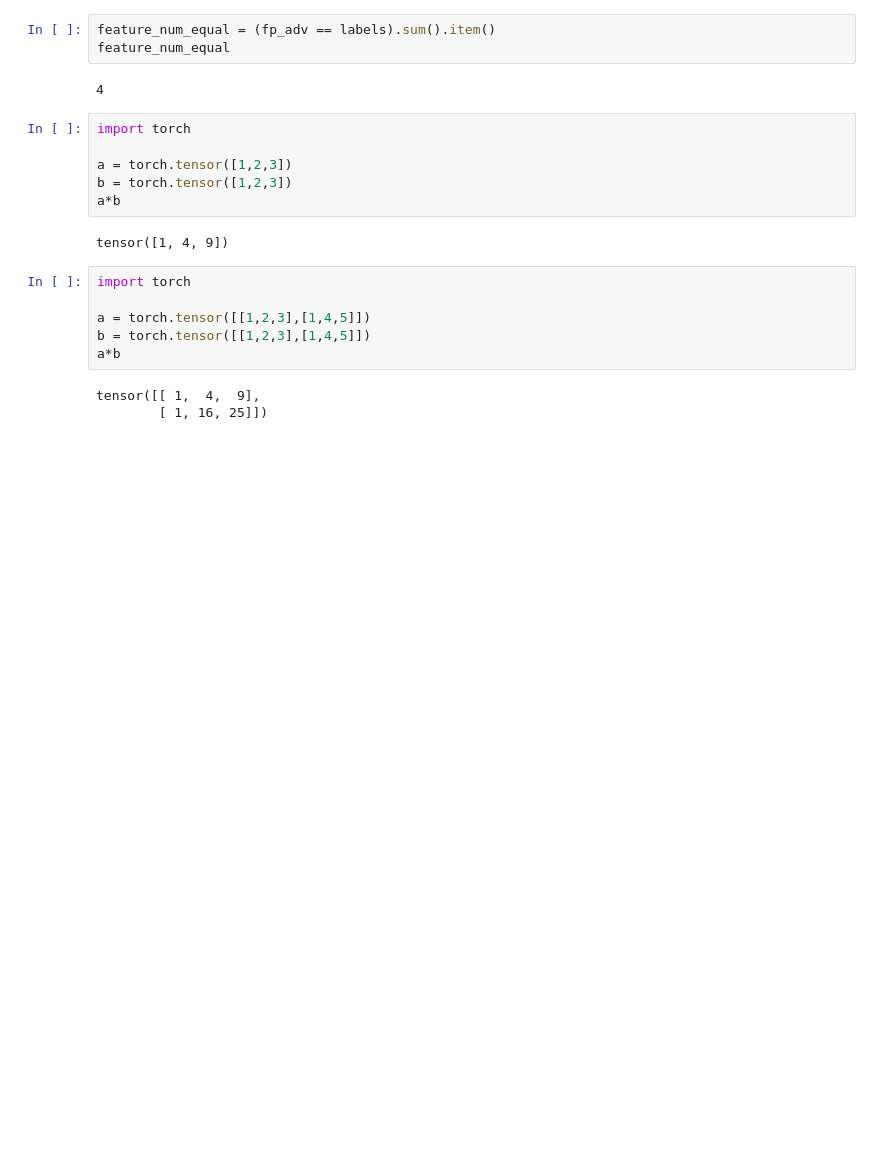
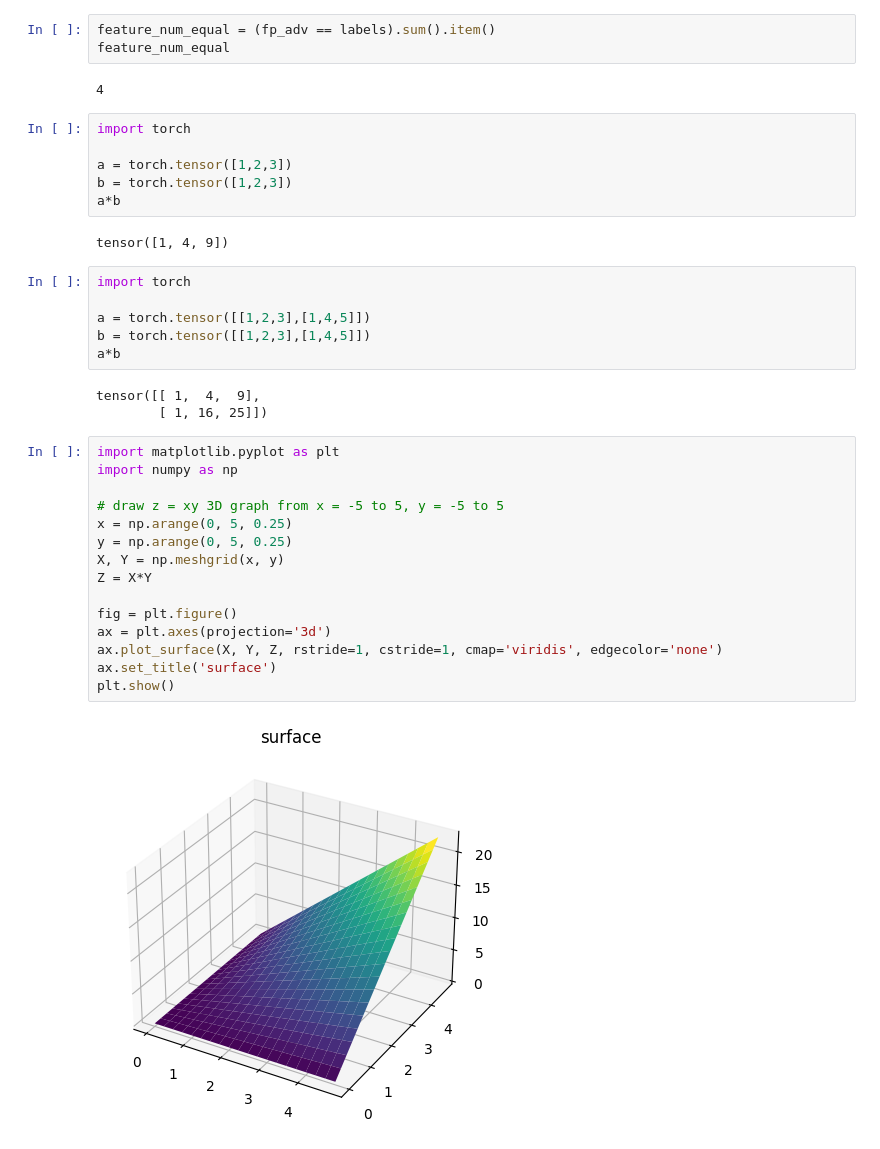
Before and after one commit to CRhapsody/PatchART, a Jupyter notebook: pgd/analyse.ipynb, the cells around one changed output. Cells and saved outputs as stored; diff of their text form; blank space fills up the shorter version.

```diff
--- a/pgd/analyse.ipynb
+++ b/pgd/analyse.ipynb
@@ -148,3 +148,20 @@ a*b
 # %% [output]
 tensor([[ 1,  4,  9],
         [ 1, 16, 25]])
+# %%
+import matplotlib.pyplot as plt
+import numpy as np
+
+# draw z = xy 3D graph from x = -5 to 5, y = -5 to 5
+x = np.arange(0, 5, 0.25)
+y = np.arange(0, 5, 0.25)
+X, Y = np.meshgrid(x, y)
+Z = X*Y
+
+fig = plt.figure()
+ax = plt.axes(projection='3d')
+ax.plot_surface(X, Y, Z, rstride=1, cstride=1, cmap='viridis', edgecolor='none')
+ax.set_title('surface')
+plt.show()
+# %% [output]
+[figure, added]
```
Also changed, not shown: parts of 4 cells of this notebook, 1 other file.
